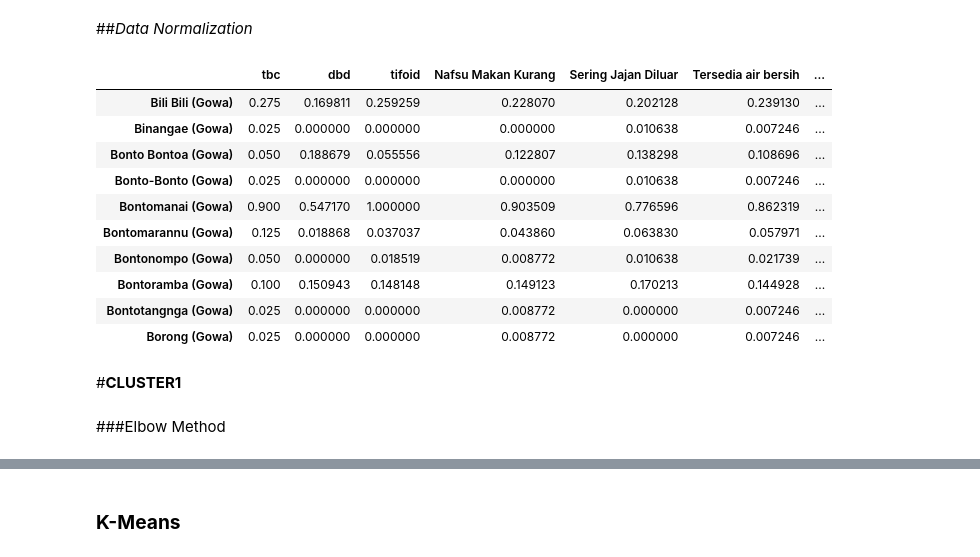
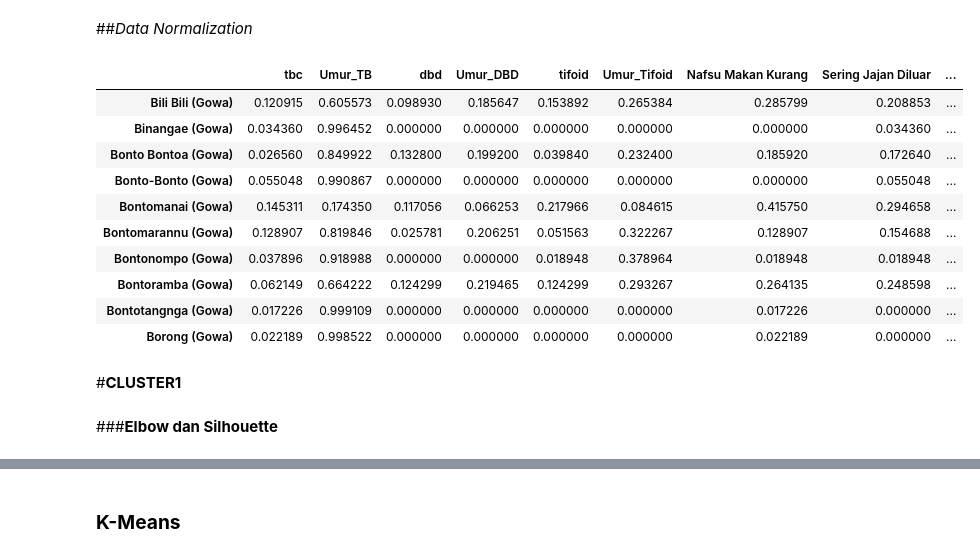
Before and after one commit to arusmiati/skripsi-clustering, a Jupyter notebook: main.ipynb, the cells around one changed output, grey strips where cells are left out. Cells and saved outputs as stored; diff of their text form; code cells hidden in the pictures.

```diff
--- a/main.ipynb
+++ b/main.ipynb
@@ -329,3 +452,23 @@ data_perdesa5 = data_perdesa5[['Tersedia air bersih']]
+# %%
+#Data Etc
+data1 = df.copy()
+jumlah = data1.loc[(data1['Ada sampah dan jarang dibersihkan'] == 1)].copy()
+dict_cat = {}
+dict_num = {}
+
+for cat in jumlah.select_dtypes(['object']) :
+    if (cat == 'Alamat'):
+        continue
+    dict_cat[cat] = lambda x: x.value_counts().index[0]
+for num in jumlah.select_dtypes(['int64', 'float64']):
+    dict_num[num] = ['count']
+
+data_perdesa9 = jumlah.groupby('Alamat').agg({
+    **dict_num,
+    **dict_cat
+})
+
+data_perdesa9 = data_perdesa9[['Ada sampah dan jarang dibersihkan']]
 # %%
 #Data Etc
 data1 = df.copy()
@@ -397,7 +540,13 @@ merge_data = pd.concat([data_perdesa,
                           data_perdesa5,
                           data_perdesa6,
                           data_perdesa7,
-                          data_perdesa8], axis='columns')
+                          data_perdesa8,
+                          data_perdesa9,
+                          data_perdesa10,
+                          data_perdesa11,
+                          data_perdesa12,
+                          data_perdesa13,
+                          data_perdesa14], axis='columns')
 
 #remove nan data
 merge_data  = merge_data .replace(np.NaN, 0)
@@ -408,10 +557,6 @@ merge_data.columns = [
     c.replace('mean', '').replace('count', '') for c in merge_data.columns
 ]
 # %%
-#evarage column umur
-merge_data['Umur'] = (merge_data['Umur1']+merge_data['Umur2']+merge_data['Umur3'])/3
-merge_data = merge_data.drop(['Umur1', 'Umur2', 'Umur3'], axis=1)
-
 #convert to float columns int
 merge_data['Sering Pakai Jamban/Toilet'] = merge_data['Sering Pakai Jamban/Toilet'].astype(float)
 # %%
@@ -731,27 +934,25 @@ c1=c2 adalah learning rates yang diperoleh juga secara random
 # %%
 test_data = merge_data.copy()
 index_awal = test_data.index
 
-# Normalize the features
-scaler = MinMaxScaler()
-X_normalized = scaler.fit_transform(test_data)
+# Normalisasi L2
+normalizer = Normalizer(norm='l2')
+X_normalized = normalizer.transform(test_data)
 
 # Create a new DataFrame with the normalized features
-X_normalized_df = pd.DataFrame(X_normalized, columns=test_data.columns)
-X_normalized_df.index = index_awal
-X_normalized_df.index.name = None
+X_normalized_df = pd.DataFrame(X_normalized, columns=test_data.columns, index=index_awal)
 X_normalized_df[:10]
 # %% [output]
-|  | tbc | dbd | tifoid | Nafsu Makan Kurang | Sering Jajan Diluar | Tersedia air bersih | ... |
-| Bili Bili (Gowa) | 0.275 | 0.169811 | 0.259259 | 0.228070 | 0.202128 | 0.239130 | ... |
-| Binangae (Gowa) | 0.025 | 0.000000 | 0.000000 | 0.000000 | 0.010638 | 0.007246 | ... |
-| Bonto Bontoa (Gowa) | 0.050 | 0.188679 | 0.055556 | 0.122807 | 0.138298 | 0.108696 | ... |
-| Bonto-Bonto (Gowa) | 0.025 | 0.000000 | 0.000000 | 0.000000 | 0.010638 | 0.007246 | ... |
-| Bontomanai (Gowa) | 0.900 | 0.547170 | 1.000000 | 0.903509 | 0.776596 | 0.862319 | ... |
-| Bontomarannu (Gowa) | 0.125 | 0.018868 | 0.037037 | 0.043860 | 0.063830 | 0.057971 | ... |
-| Bontonompo (Gowa) | 0.050 | 0.000000 | 0.018519 | 0.008772 | 0.010638 | 0.021739 | ... |
-| Bontoramba (Gowa) | 0.100 | 0.150943 | 0.148148 | 0.149123 | 0.170213 | 0.144928 | ... |
-| Bontotangnga (Gowa) | 0.025 | 0.000000 | 0.000000 | 0.008772 | 0.000000 | 0.007246 | ... |
-| Borong (Gowa) | 0.025 | 0.000000 | 0.000000 | 0.008772 | 0.000000 | 0.007246 | ... |
+|  | tbc | Umur_TB | dbd | Umur_DBD | tifoid | Umur_Tifoid | Nafsu Makan Kurang | Sering Jajan Diluar | ... |
+| Bili Bili (Gowa) | 0.120915 | 0.605573 | 0.098930 | 0.185647 | 0.153892 | 0.265384 | 0.285799 | 0.208853 | ... |
+| Binangae (Gowa) | 0.034360 | 0.996452 | 0.000000 | 0.000000 | 0.000000 | 0.000000 | 0.000000 | 0.034360 | ... |
+| Bonto Bontoa (Gowa) | 0.026560 | 0.849922 | 0.132800 | 0.199200 | 0.039840 | 0.232400 | 0.185920 | 0.172640 | ... |
+| Bonto-Bonto (Gowa) | 0.055048 | 0.990867 | 0.000000 | 0.000000 | 0.000000 | 0.000000 | 0.000000 | 0.055048 | ... |
+| Bontomanai (Gowa) | 0.145311 | 0.174350 | 0.117056 | 0.066253 | 0.217966 | 0.084615 | 0.415750 | 0.294658 | ... |
+| Bontomarannu (Gowa) | 0.128907 | 0.819846 | 0.025781 | 0.206251 | 0.051563 | 0.322267 | 0.128907 | 0.154688 | ... |
+| Bontonompo (Gowa) | 0.037896 | 0.918988 | 0.000000 | 0.000000 | 0.018948 | 0.378964 | 0.018948 | 0.018948 | ... |
+| Bontoramba (Gowa) | 0.062149 | 0.664222 | 0.124299 | 0.219465 | 0.124299 | 0.293267 | 0.264135 | 0.248598 | ... |
+| Bontotangnga (Gowa) | 0.017226 | 0.999109 | 0.000000 | 0.000000 | 0.000000 | 0.000000 | 0.017226 | 0.000000 | ... |
+| Borong (Gowa) | 0.022189 | 0.998522 | 0.000000 | 0.000000 | 0.000000 | 0.000000 | 0.022189 | 0.000000 | ... |
 # %% [markdown]
 #**CLUSTER1**
@@ -766,2 +959,2 @@ cluster1 = scaler.transform(data_cluster1[Num_features])
 # %% [markdown]
-###Elbow Method
+###**Elbow dan Silhouette**
```
Also changed, not shown: parts of 262 cells of this notebook.
